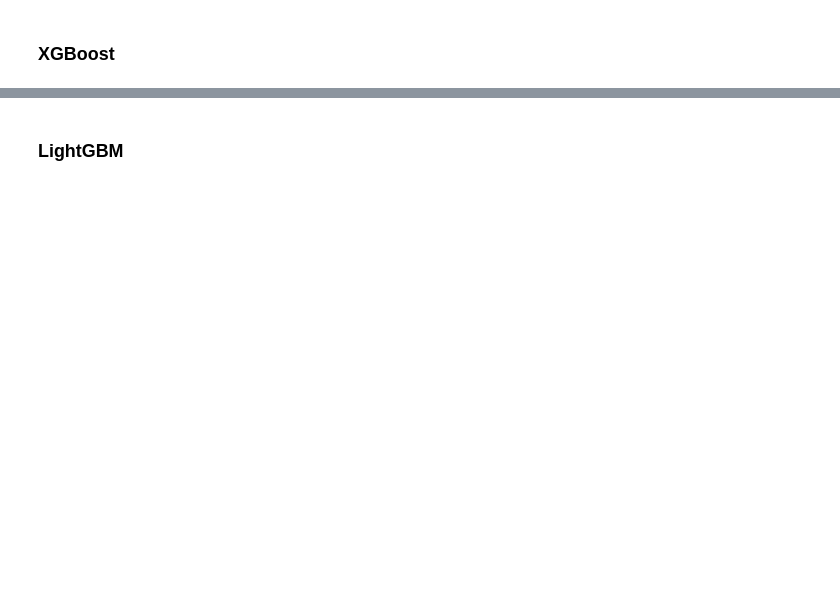
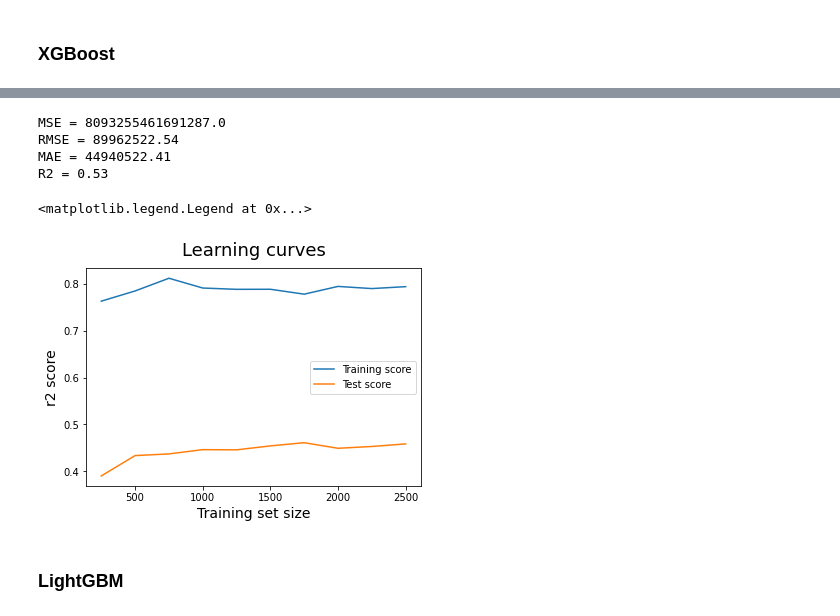
Before and after one commit to khasija/data-movie-revenue-prediction, a Jupyter notebook: notebooks/sourav_models_and_evaluations.ipynb, the cells around one changed output, grey strips where cells are left out. Drawn from its saved outputs; the diff is of its cells as text; code cells hidden in the pictures; blank space fills up the shorter version.

```diff
--- a/notebooks/sourav_models_and_evaluations.ipynb
+++ b/notebooks/sourav_models_and_evaluations.ipynb
@@ -82,0 +125,5 @@ X_train_processed = Advancedprocessing.process(X_train)
+# %%
+# transform the y test and train to log scale
+y_train_part_log = y_train_part.apply(lambda x: np.log(x + 1))
+y_val_log = y_val.apply(lambda x: np.log(x + 1))
+y_test_log = y_test.apply(lambda x: np.log(x + 1))
@@ -82,0 +162,10 @@ X_train_processed = Advancedprocessing.process(X_train)
+# %%
+from sklearn.impute import SimpleImputer
+
+imputer = SimpleImputer(strategy= 'mean')
+
+imputer.fit(X_train_processed_part[['popularity', 'runtime']])
+
+X_train_processed_part[['popularity', 'runtime']] = imputer.transform(X_train_processed_part[['popularity', 'runtime']])
+X_val[['popularity', 'runtime']] = imputer.transform(X_val[['popularity', 'runtime']])
+X_test_processed[['popularity', 'runtime']] = imputer.transform(X_test_processed[['popularity', 'runtime']])
@@ -165,0 +431,48 @@ grid_fit.best_score_
+# %%
+import math
+from sklearn.metrics import mean_absolute_error, r2_score, mean_absolute_error
+# Regression metrics
+mse = mean_squared_error(np.expm1(y_test_log), np.expm1(y_pred_xgb))
+rmse = math.sqrt(mse)
+mae = mean_absolute_error(np.expm1(y_test_log), np.expm1(y_pred_xgb))
+rsquared = r2_score(np.expm1(y_test_log), np.expm1(y_pred_xgb))
+# max_error = max_error(np.expm1(y_test_log), np.expm1(y_pred_xgb))
+print('MSE =', round(mse, 2))
+print('RMSE =', round(rmse, 2))
+print('MAE =', round(mae, 2))
+print('R2 =', round(rsquared, 2))
+# print('Max Error =', round(max_error, 2))
+# %% [output]
+MSE = 8093255461691287.0
+RMSE = 89962522.54
+MAE = 44940522.41
+R2 = 0.53
+# %%
+# Set training size
+train_sizes = [250,500,750,1000,1250,1500,1750,2000,2250,2500]
+
+# Get train scores(R2), train sizes and validation scores using 'Learning curve'
+train_sizes, train_scores, test_scores = learning_curve(estimator=XGBRegressor(learning_rate=0.1, n_estimators=3460,
+                                                                                max_depth=6, min_child_weight=6,
+                                                                                subsample=1,
+                                                                                colsample_bytree=1,
+                                                                                nthread=-1, alpha = 10),
+                                                        X=X_train_processed_part,
+                                                        y=y_train_part_log,
+                                                        train_sizes=train_sizes,
+                                                        cv=5)
+# %%
+# Take the mean of corss-validated train scores and test scores
+train_scores_mean = np.mean(train_scores, axis=1)
+test_scores_mean = np.mean(test_scores, axis = 1)
+# %%
+# Plot scores
+plt.plot(train_sizes, train_scores_mean, label = 'Training score')
+plt.plot(train_sizes, test_scores_mean, label = 'Test score')
+plt.ylabel('r2 score', fontsize = 14)
+plt.xlabel('Training set size', fontsize = 14)
+plt.title('Learning curves', fontsize = 18, y = 1.03)
+plt.legend()
+# %% [output]
+<matplotlib.legend.Legend at 0x...>
+[figure, added]
```
Also changed, not shown: parts of 84 cells of this notebook, 3 other files.
